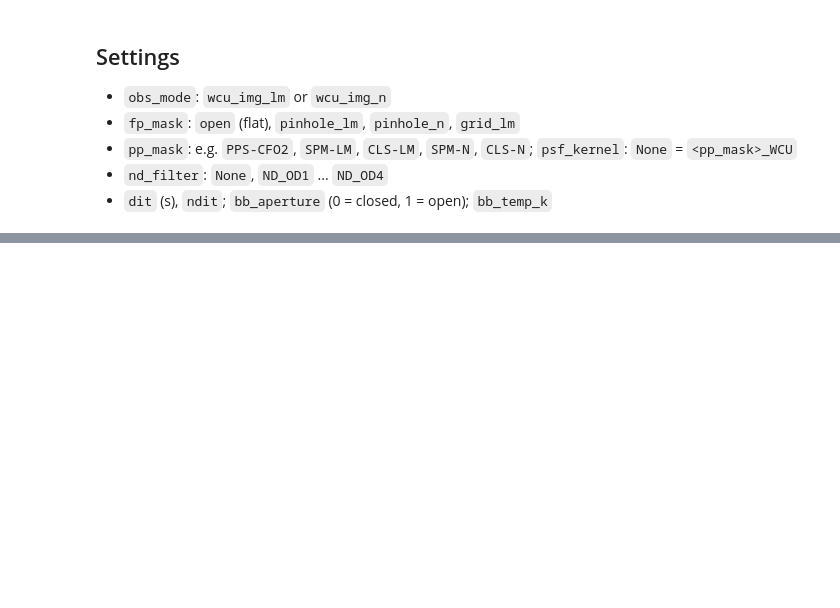
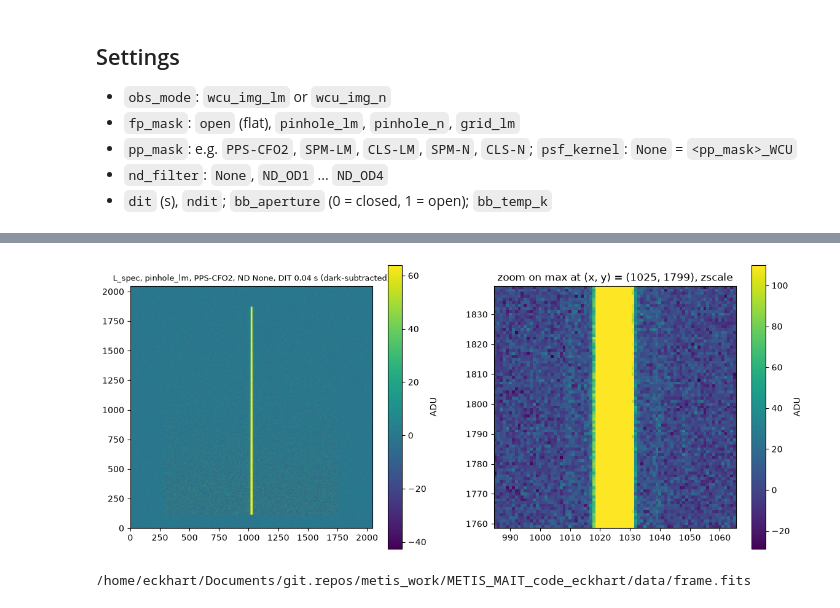
Before and after one commit to mwanakijiji/metis_work, a Jupyter notebook: METIS_MAIT_code_eckhart/dev_notebooks/IMG_RAD_07_metis_3291_rsrf_playground.ipynb, the cells around one changed output, grey strips where cells are left out. Drawn from its saved outputs; the diff is of its cells as text; code cells hidden in the pictures; blank space fills up the shorter version.

```diff
--- a/METIS_MAIT_code_eckhart/dev_notebooks/IMG_RAD_07_metis_3291_rsrf_playground.ipynb
+++ b/METIS_MAIT_code_eckhart/dev_notebooks/IMG_RAD_07_metis_3291_rsrf_playground.ipynb
@@ -33,8 +51,8 @@ observing = load_observing_config(project_root())
 - `dit` (s), `ndit`; `bb_aperture` (0 = closed, 1 = open); `bb_temp_k`
 # %%
 instrument = {
-    "obs_mode": "wcu_img_lm",
-    "obs_filter": "Br_alpha",
+    "obs_mode": "wcu_lss_l",
+    "obs_filter": "L_spec",
     "fp_mask": "pinhole_lm",
     "pp_mask": "PPS-CFO2",
     "psf_kernel": None,
@@ -59,21 +113,44 @@ print(f"raw: median {np.median(frame):.4g}, max {np.max(frame):.4g} ADU "
 # %%
+from astropy.visualization import ZScaleInterval
+
 image = frame - dark if subtract_dark else frame
 title = (f"{instrument['obs_filter']}, {instrument['fp_mask']}, {instrument['pp_mask']}, "
          f"ND {instrument['nd_filter']}, DIT {instrument['dit']} s"
          + (" (dark-subtracted)" if subtract_dark else ""))
 
 fig, axes = plt.subplots(1, 2, figsize=(14, 6))
-lo, hi = np.percentile(image, (1, 99.9))
+zscale = ZScaleInterval()
+lo, hi = zscale.get_limits(image)
 im = axes[0].imshow(image, origin="lower", vmin=lo, vmax=hi)
 axes[0].set_title(title, fontsize=9)
 fig.colorbar(im, ax=axes[0], label="ADU")
-# zoom (log scale) around the brightest pixel, e.g. a pinhole PSF
+# zoom around the brightest pixel, e.g. a pinhole PSF (zscale of the cutout)
 half = 40  # half-width of the zoom (pixels)
 y0, x0 = np.unravel_index(np.argmax(image), image.shape)
 ys, xs = slice(max(y0 - half, 0), y0 + half + 1), slice(max(x0 - half, 0), x0 + half + 1)
 cut = image[ys, xs]
-im = axes[1].imshow(cut - np.min(cut) + 1, origin="lower", norm="log",
+lo, hi = zscale.get_limits(cut)
+im = axes[1].imshow(cut, origin="lower", vmin=lo, vmax=hi,
                     extent=(xs.start - 0.5, xs.stop - 0.5, ys.start - 0.5, ys.stop - 0.5))
-axes[1].set_title(f"zoom on max at (x, y) = ({x0}, {y0}), log scale")
-fig.colorbar(im, ax=axes[1], label="ADU - min + 1")
+axes[1].set_title(f"zoom on max at (x, y) = ({x0}, {y0}), zscale")
+fig.colorbar(im, ax=axes[1], label="ADU")
 plt.show()
+# %% [output]
+[figure, added]
+# %%
+# save a FITS file like the SIM scripts: header-only primary, then
+# BCKGD_SUBTED (raw - background), RAW_READOUT and BACKGROUND (the dark)
+from astropy.io import fits
+
+out_file = ROOT / "data" / "frame.fits"
+out_file.parent.mkdir(parents=True, exist_ok=True)
+
+fits.HDUList([
+    fits.PrimaryHDU(header=header),
+    fits.ImageHDU(data=(frame - dark).astype(np.float32), name="BCKGD_SUBTED"),
+    fits.ImageHDU(data=frame.astype(np.float32), name="RAW_READOUT"),
+    fits.ImageHDU(data=dark.astype(np.float32), name="BACKGROUND"),
+]).writeto(out_file, overwrite=True)
+print(out_file)
+# %% [output]
+/home/eckhart/Documents/git.repos/metis_work/METIS_MAIT_code_eckhart/data/frame.fits
```
Also changed, not shown: parts of 5 cells of this notebook, 3 other files.
